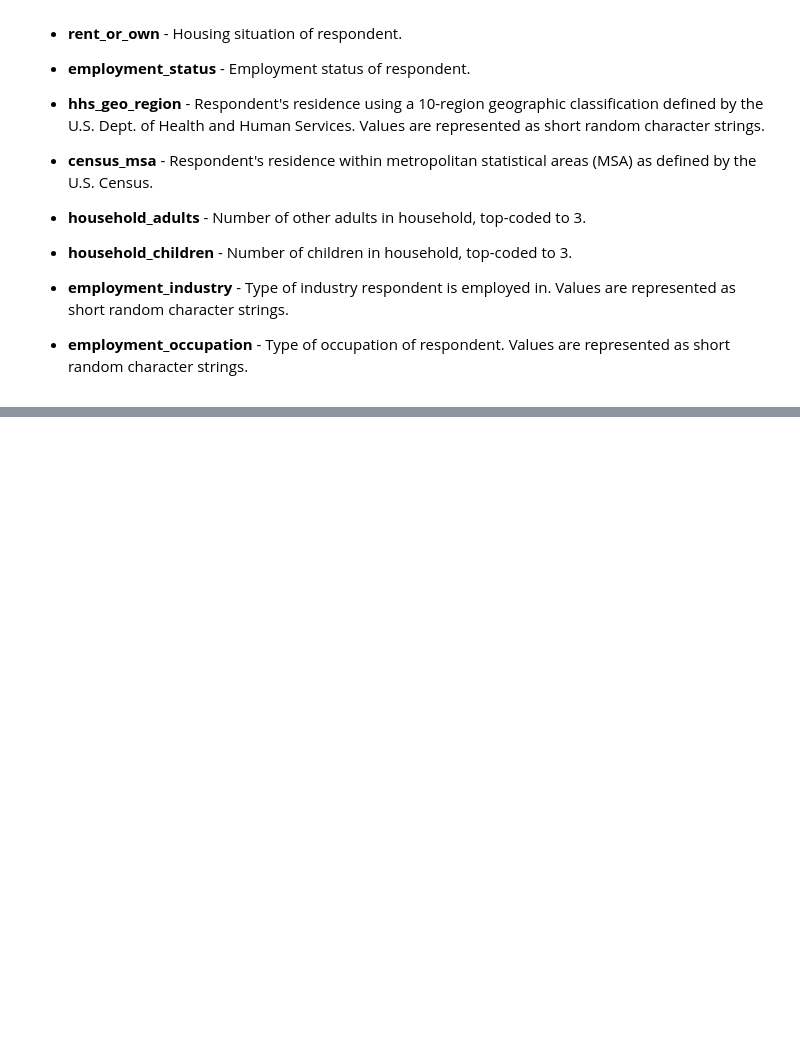
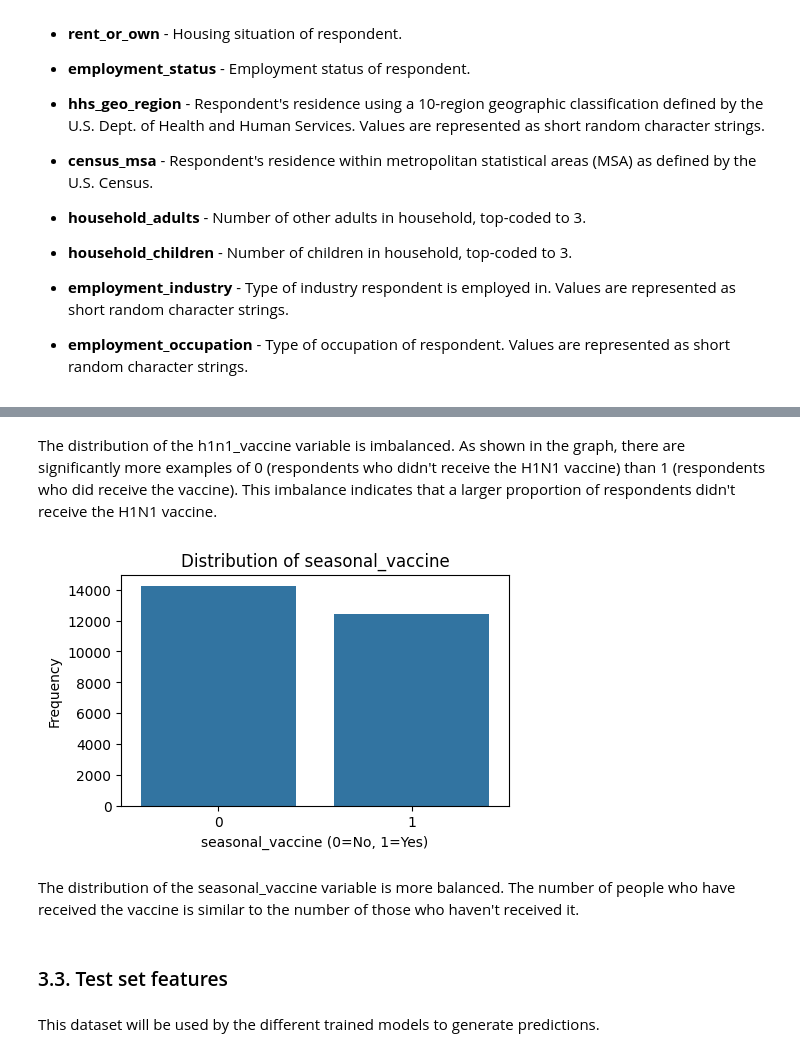
Before and after one commit to SERGI0HERREROS/MachineLearning, a Jupyter notebook: Exploratory data analysis.ipynb, the cells around one changed output, grey strips where cells are left out. Saved outputs shown, nothing was run; the diff lists cells and outputs as text; code cells hidden in the pictures; blank space fills up the shorter version.

Commit message:
Change EDA for improving the model

```diff
--- a/Exploratory data analysis.ipynb
+++ b/Exploratory data analysis.ipynb
@@ -141,0 +278,18 @@ Exploratory Data Analysis (EDA) is a critical step in the data analysis process,
+# %% [markdown]
+The distribution of the h1n1_vaccine variable is imbalanced. As shown in the graph, there are significantly more examples of 0 (respondents who didn't receive the H1N1 vaccine) than 1 (respondents who did receive the vaccine). This imbalance indicates that a larger proportion of respondents didn't receive the H1N1 vaccine.
+# %%
+# Plot for the distribution of seasonal_vaccine
+plt.figure(figsize=(5, 3))
+sns.countplot(x='seasonal_vaccine', data=training_set_labels_df)
+plt.title('Distribution of seasonal_vaccine')
+plt.xlabel('seasonal_vaccine (0=No, 1=Yes)')
+plt.ylabel('Frequency')
+plt.show()
+# %% [output]
+[figure, added]
+# %% [markdown]
+The distribution of the seasonal_vaccine variable is more balanced. The number of people who have received the vaccine is similar to the number of those who haven't received it.
+# %% [markdown]
+### 3.3. Test set features
+# %% [markdown]
+This dataset will be used by the different trained models to generate predictions.
```
Also changed, not shown: parts of 49 cells of this notebook.
